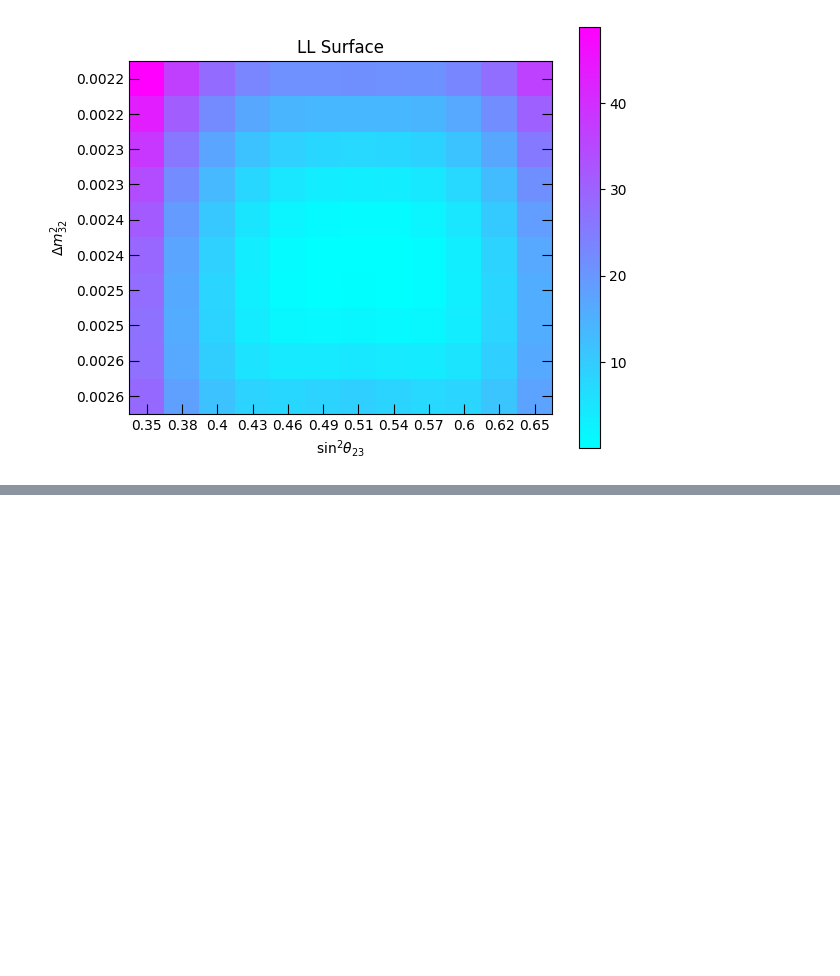
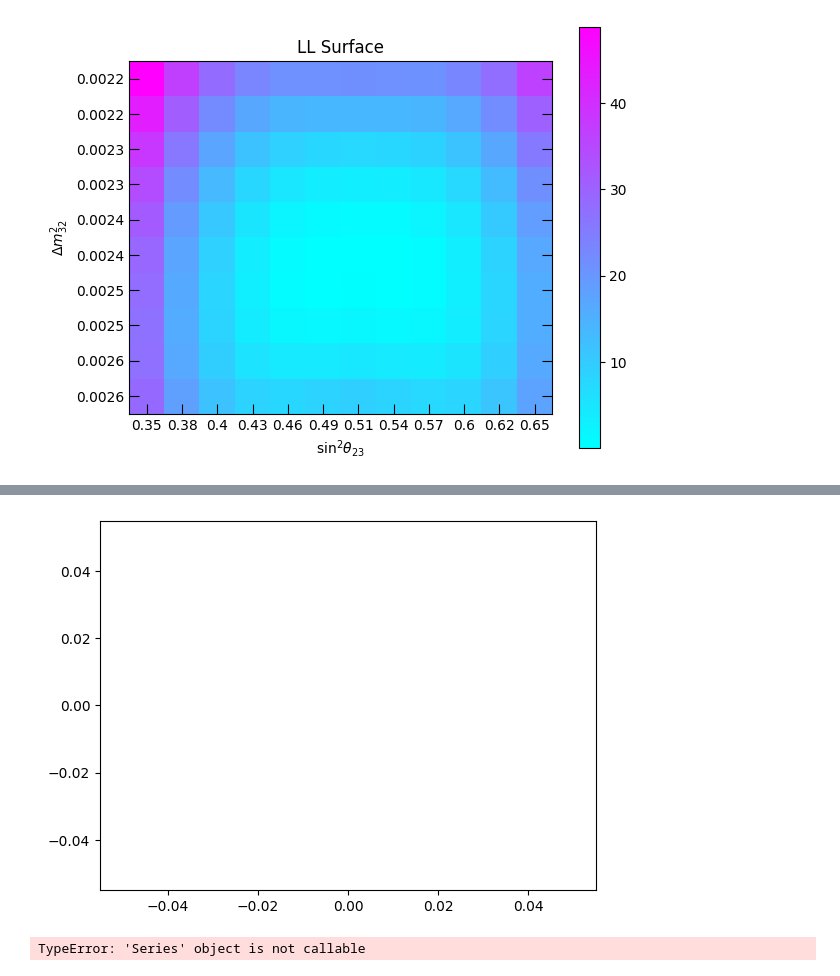
Before and after one commit to aditya-marathe/msci-project, a Jupyter notebook: src/notebooks/least_log_likelihood.ipynb, the cells around one changed output, grey strips where cells are left out. Drawn from its saved outputs; the diff is of its cells as text; code cells hidden in the pictures; blank space fills up the shorter version.

```diff
--- a/src/notebooks/least_log_likelihood.ipynb
+++ b/src/notebooks/least_log_likelihood.ipynb
@@ -195,0 +252,13 @@ plt.tight_layout();
+# %%
+plt.hist(
+    fluxtools.binEdges[:-1],
+    fluxtools.binEdges,
+    weights=1.27 * 2.35E-3 * 810 / np.arcsin(np.sqrt(asimov_array[5][5][5])),
+    density=True
+);
+# %% [output]
+[figure, added]
+# %%
+flux = fluxtools.getAsimov(flux=lognormflux, probcalc=osc_spectrum_weights)
+# %% [output]
+TypeError: 'Series' object is not callable
```
Also changed, not shown: parts of 13 cells of this notebook, 24 other files.
